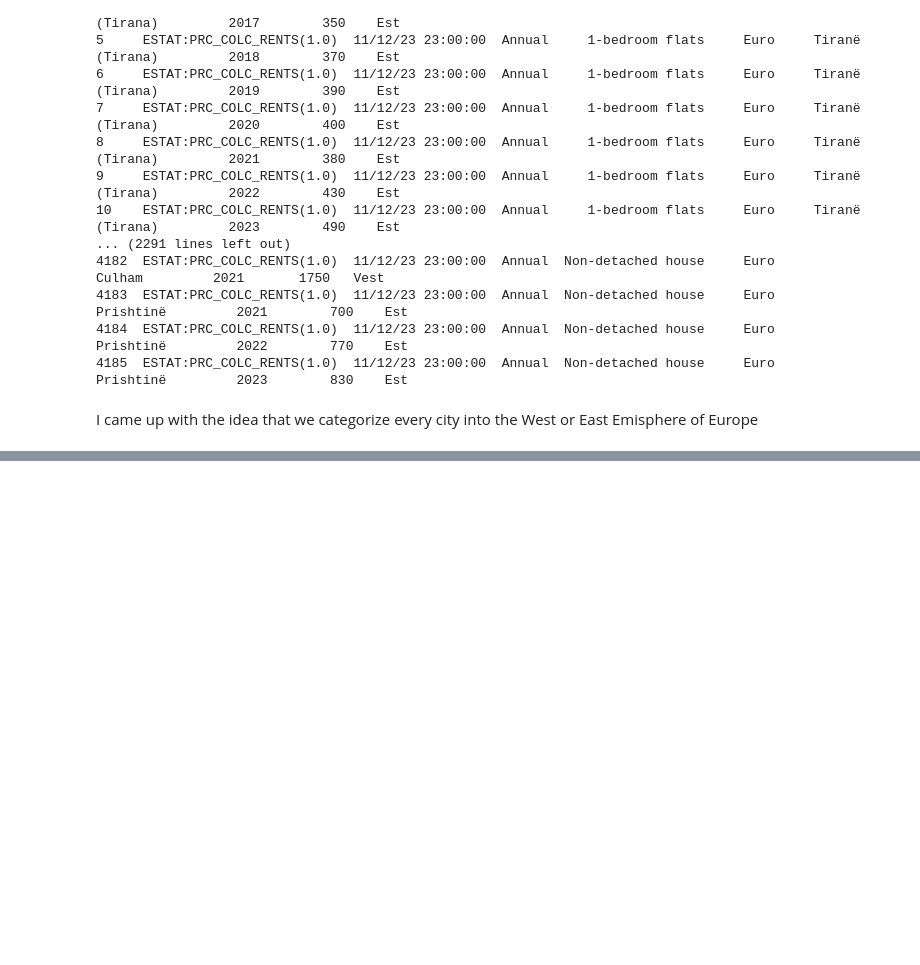
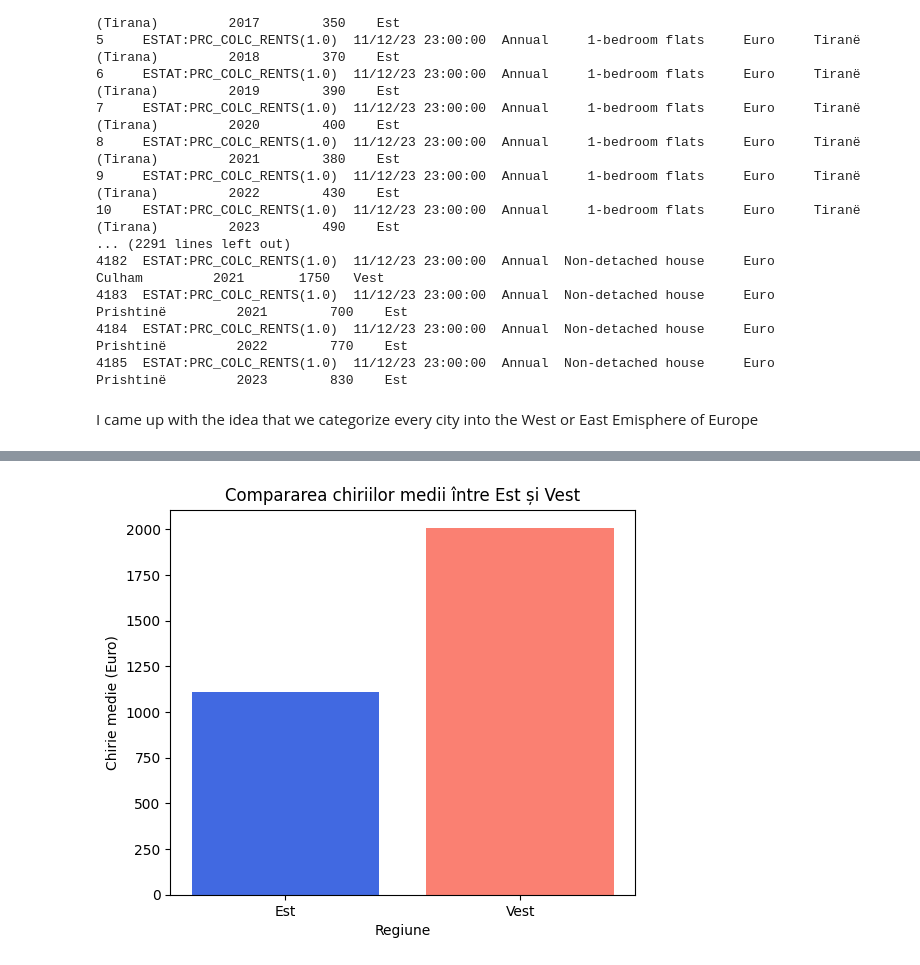
Before and after one commit to 21Scoob/Rent, a Jupyter notebook: Untitled.ipynb, the cells around one changed output, grey strips where cells are left out. Saved outputs shown, nothing was run; the diff lists cells and outputs as text; code cells hidden in the pictures; blank space fills up the shorter version.

```diff
--- a/Untitled.ipynb
+++ b/Untitled.ipynb
@@ -259,0 +305,17 @@ I came up with the idea that we categorize every city into the West or East Emis
+# %%
+import matplotlib.pyplot as plt
+
+
+mean_values = new_df.groupby('region')['OBS_VALUE'].mean()
+
+plt.figure(figsize=(10,6))
+plt.bar(mean_values.index, mean_values.values, color=['royalblue', 'salmon'])
+plt.title('Compararea chiriilor medii între Est și Vest')
+plt.ylabel('Chirie medie (Euro)')
+plt.xlabel('Regiune')
+
+
+
+plt.show()
+# %% [output]
+[figure, added]
```
Also changed, not shown: parts of 5 cells of this notebook.
